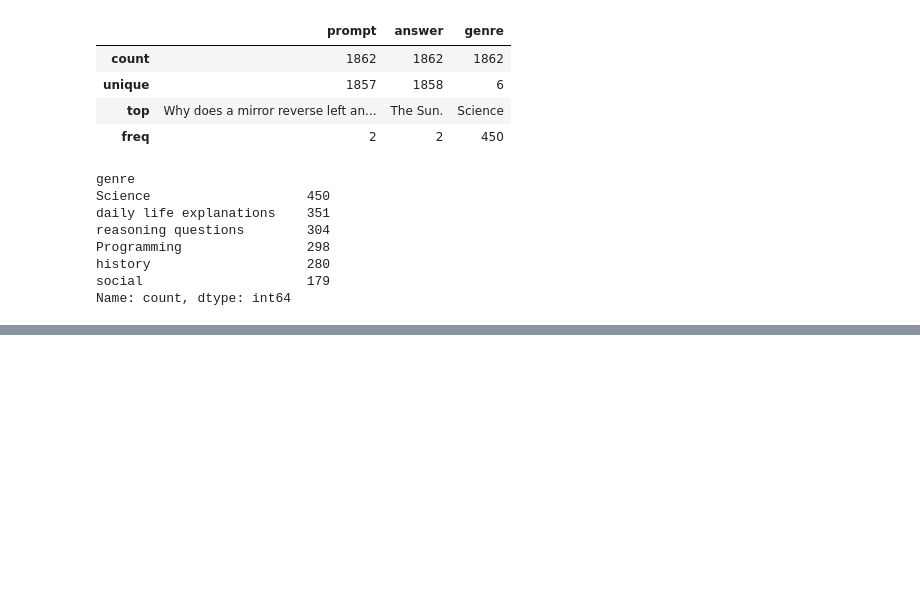
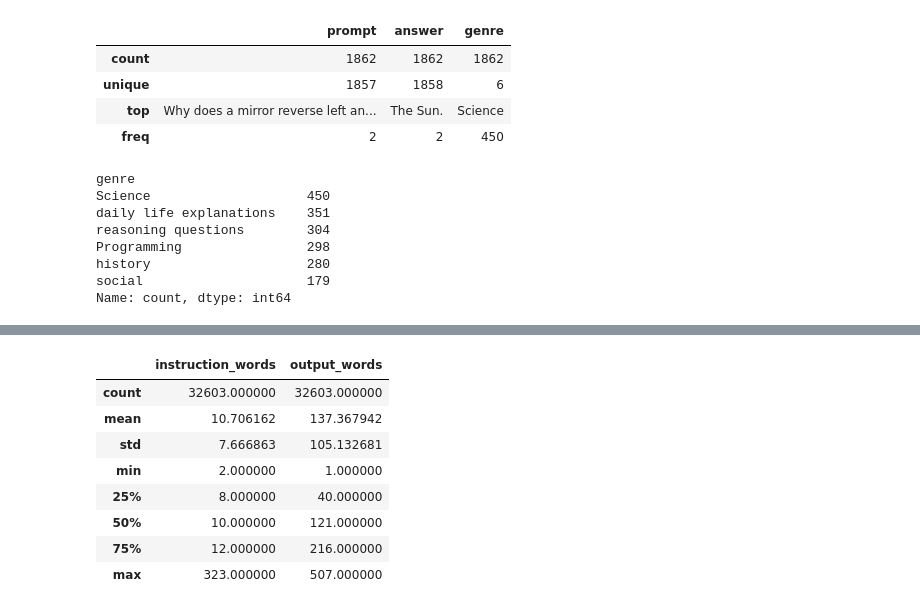
Before and after one commit to AmirHRez/Direct-preference-Optimization, a Jupyter notebook: data/data_exploration.ipynb, the cells around one changed output, grey strips where cells are left out. Drawn from its saved outputs; the diff is of its cells as text; code cells hidden in the pictures; blank space fills up the shorter version.

```diff
--- a/data/data_exploration.ipynb
+++ b/data/data_exploration.ipynb
@@ -103,0 +162,15 @@ qa_data.to_json("base_questions/qa_full.jsonl", orient="records", lines=True, fo
+# %%
+df[[
+    "instruction_words",
+    "output_words"
+]].describe()
+# %% [output]
+|  | instruction_words | output_words |
+| count | 32603.000000 | 32603.000000 |
+| mean | 10.706162 | 137.367942 |
+| std | 7.666863 | 105.132681 |
+| min | 2.000000 | 1.000000 |
+| 25% | 8.000000 | 40.000000 |
+| 50% | 10.000000 | 121.000000 |
+| 75% | 12.000000 | 216.000000 |
+| max | 323.000000 | 507.000000 |
```
Also changed, not shown: parts of 12 cells of this notebook, 17 other files.
